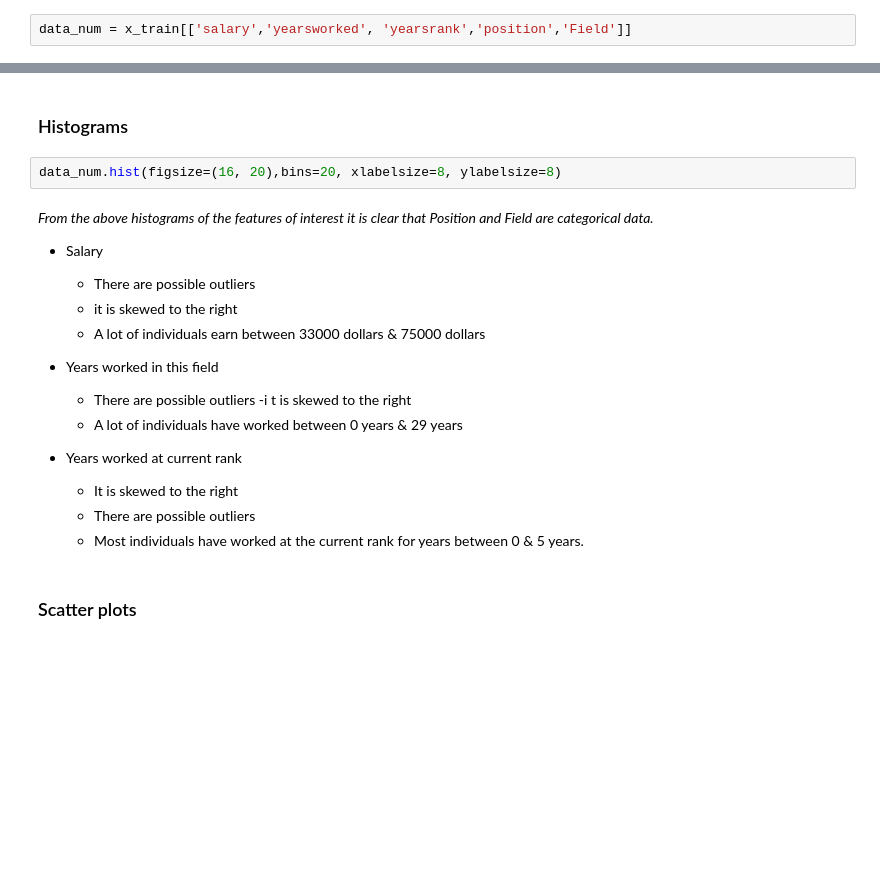
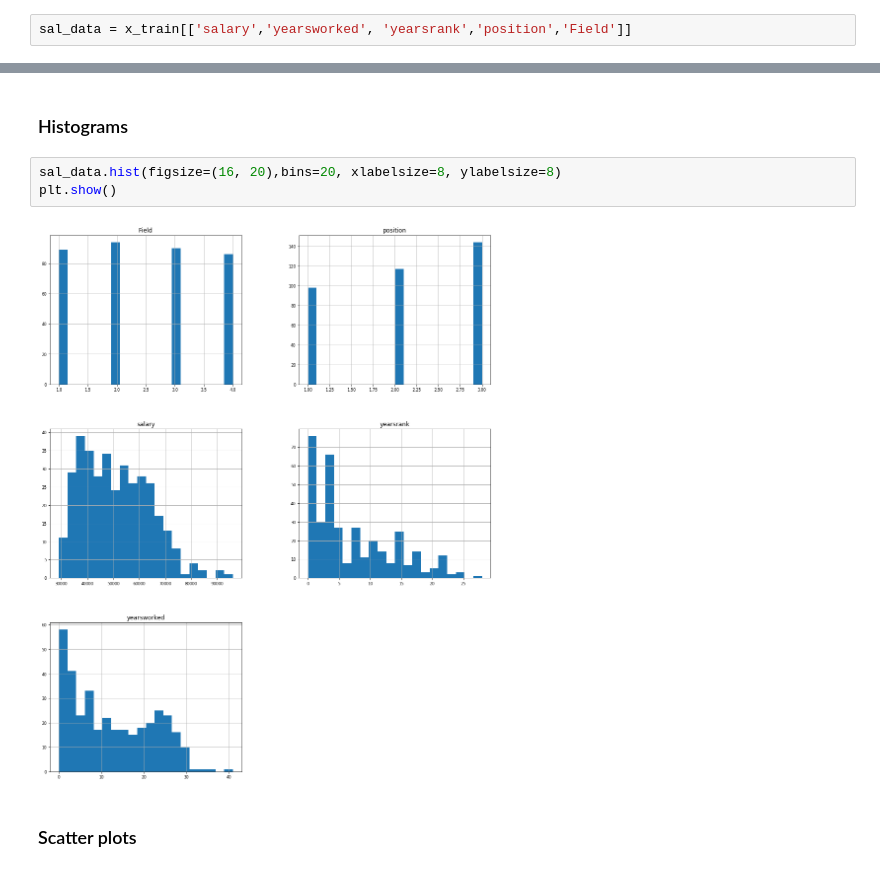
Before and after one commit to MphoKhotleng/Multiple-Linear-Regression, a Jupyter notebook: Multivariate.ipynb, the cells around one changed output, grey strips where cells are left out. Drawn from its saved outputs; the diff is of its cells as text; blank space fills up the shorter version.

```diff
--- a/Multivariate.ipynb
+++ b/Multivariate.ipynb
@@ -56,3 +69,3 @@ strong_data = data_corr[abs(data_corr) > 0.45].sort_values(ascending=False)
 # %%
-data_num = x_train[['salary','yearsworked', 'yearsrank','position','Field']]
+sal_data = x_train[['salary','yearsworked', 'yearsrank','position','Field']]
 # %%
@@ -60,25 +83,10 @@ data_num.describe()
 # %% [markdown]
 ### Histograms
 # %%
-data_num.hist(figsize=(16, 20),bins=20, xlabelsize=8, ylabelsize=8)
+sal_data.hist(figsize=(16, 20),bins=20, xlabelsize=8, ylabelsize=8)
+plt.show()
+# %% [output]
+[figure, added]
-# %% [markdown]
-*From the above histograms of the features of interest it is clear that Position and Field are categorical data.*
-- Salary
-    - There are possible outliers
-    - it is skewed to the right
-    - A lot of individuals earn between 33000 dollars & 75000 dollars
-
-
-- Years worked in this field
-    - There are possible outliers
-    -i t is skewed to the right
-    - A lot of individuals have worked between 0 years & 29 years
-
-
-- Years worked at current rank
-    - It is skewed to the right
-    - There are possible outliers
-    - Most individuals have worked at the current rank for years between 0 & 5 years.
 # %% [markdown]
 ### Scatter plots
 # %%
```
Also changed, not shown: parts of 34 cells of this notebook.
